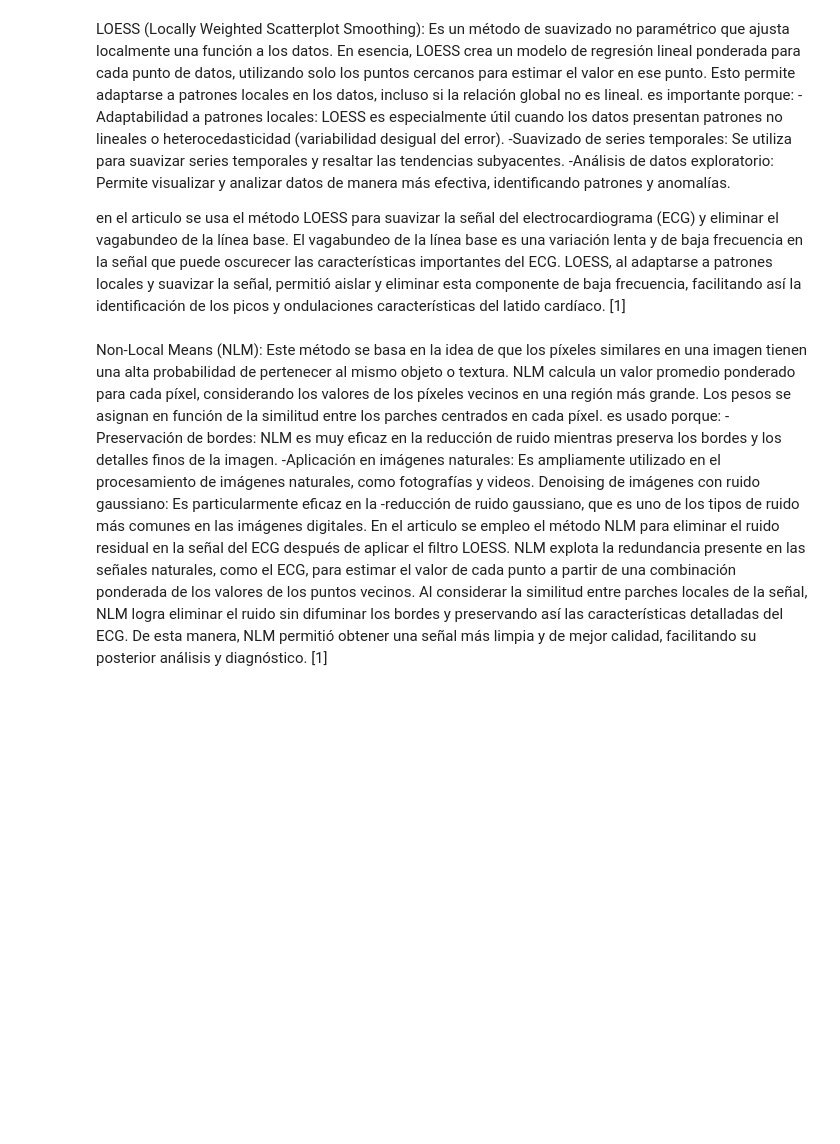
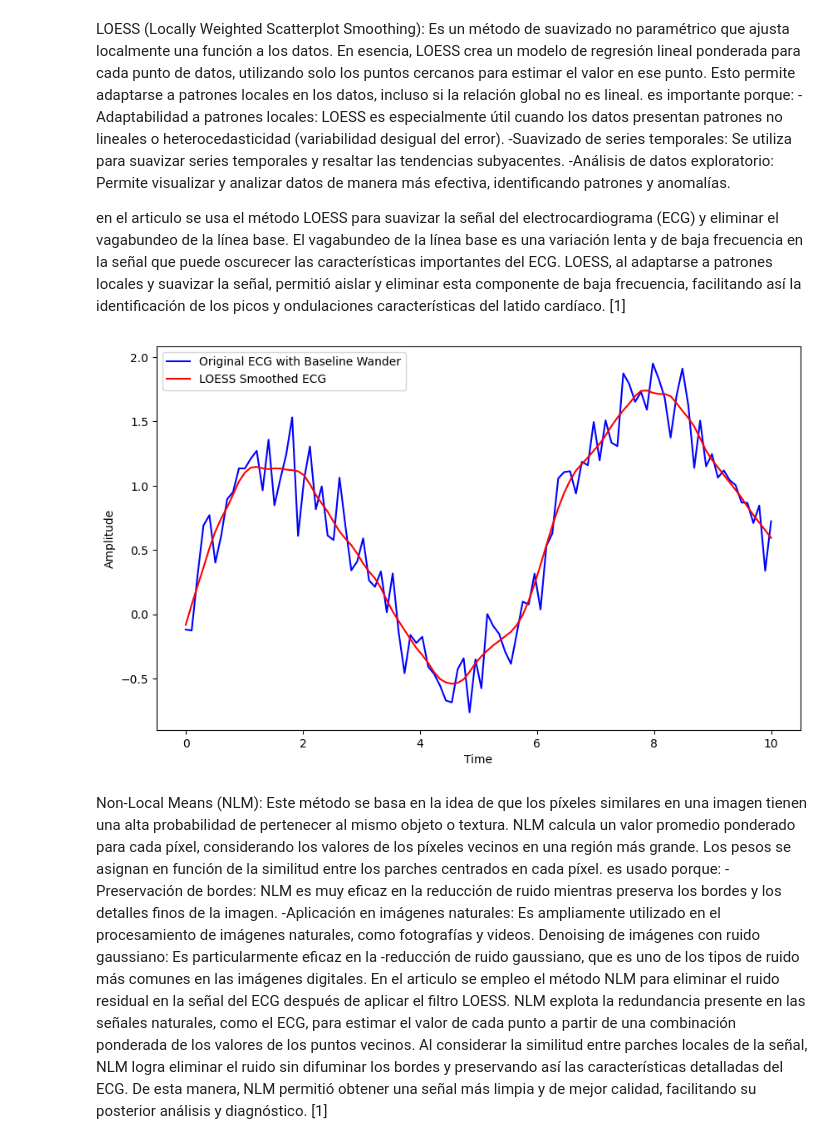
Before and after one commit to MariaOs02/LabBiosenales, a Jupyter notebook: Proyecto_3/Proyecto3.ipynb, the cells around one changed output. Cells and saved outputs as stored; diff of their text form; code cells hidden in the pictures; blank space fills up the shorter version.

```diff
--- a/Proyecto_3/Proyecto3.ipynb
+++ b/Proyecto_3/Proyecto3.ipynb
@@ -22,17 +22,42 @@ es importante porque:
 
 en el articulo se usa el método LOESS para suavizar la señal del electrocardiograma (ECG) y eliminar el vagabundeo de la línea base. El vagabundeo de la línea base es una variación lenta y de baja frecuencia en la señal que puede oscurecer las características importantes del ECG. LOESS, al adaptarse a patrones locales y suavizar la señal, permitió aislar y eliminar esta componente de baja frecuencia, facilitando así la identificación de los picos y ondulaciones características del latido cardíaco. [1]
 # %%
+import numpy as np
+import statsmodels.api as sm
+import matplotlib.pyplot as plt
+
+# Simulated ECG signal with baseline wander
+x = np.linspace(0, 10, 100)
+y = np.sin(x) + 0.2 * np.random.randn(100) + 0.1 * x  # Adding baseline drift
+
+# Apply LOESS
+lowess = sm.nonparametric.lowess(y, x, frac=0.1)  # frac controls the smoothing
+y_smooth = lowess[:, 1]
+
+# Plot the original and smoothed signal
+plt.figure(figsize=(10, 6))
+plt.plot(x, y, label='Original ECG with Baseline Wander', color='blue')
+plt.plot(x, y_smooth, label='LOESS Smoothed ECG', color='red')
+plt.xlabel("Time")
+plt.ylabel("Amplitude")
+plt.legend()
+plt.show()
+
+
+
 # import numpy as np
 # from scipy.interpolate import loess
 
 # #ejemplo
 # x = np.linspace(0, 10, 100)
 # y = np.sin(x) + np.random.randn(100) * 0.2
 
 # #crea el objeto LOESS
 # loess_smoother = loess(y, x, frac=0.25)
 
 # #realiza el suavizado
 # y_smooth = loess_smoother.fit(x).predict(x)
+# %% [output]
+[figure, added]
 # %% [markdown]
 Non-Local Means (NLM): Este método se basa en la idea de que los píxeles similares en una imagen tienen una alta probabilidad de pertenecer al mismo objeto o textura. NLM calcula un valor promedio ponderado para cada píxel, considerando los valores de los píxeles vecinos en una región más grande. Los pesos se asignan en función de la similitud entre los parches centrados en cada píxel. es usado porque: -Preservación de bordes: NLM es muy eficaz en la reducción de ruido mientras preserva los bordes y los detalles finos de la imagen. -Aplicación en imágenes naturales: Es ampliamente utilizado en el procesamiento de imágenes naturales, como fotografías y videos. Denoising de imágenes con ruido gaussiano: Es particularmente eficaz en la -reducción de ruido gaussiano, que es uno de los tipos de ruido más comunes en las imágenes digitales. En el articulo se empleo el método NLM para eliminar el ruido residual en la señal del ECG después de aplicar el filtro LOESS. NLM explota la redundancia presente en las señales naturales, como el ECG, para estimar el valor de cada punto a partir de una combinación ponderada de los valores de los puntos vecinos. Al considerar la similitud entre parches locales de la señal, NLM logra eliminar el ruido sin difuminar los bordes y preservando así las características detalladas del ECG. De esta manera, NLM permitió obtener una señal más limpia y de mejor calidad, facilitando su posterior análisis y diagnóstico. [1]
```
Also changed, not shown: parts of 22 cells of this notebook, 1 other file.
